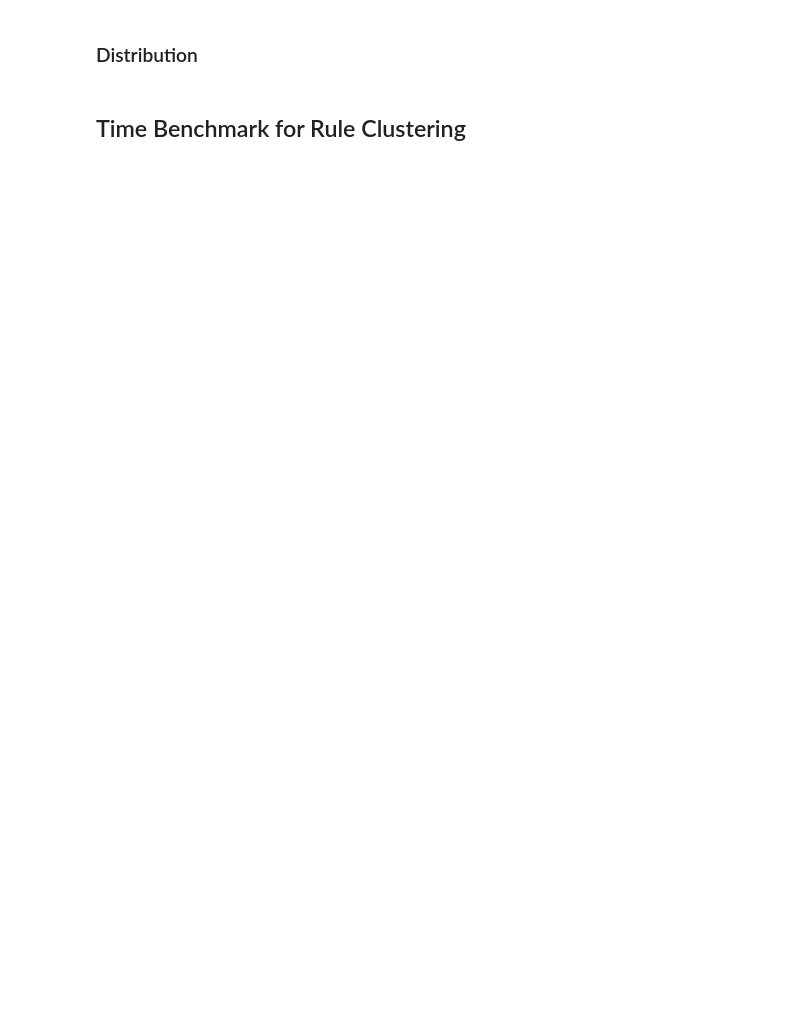
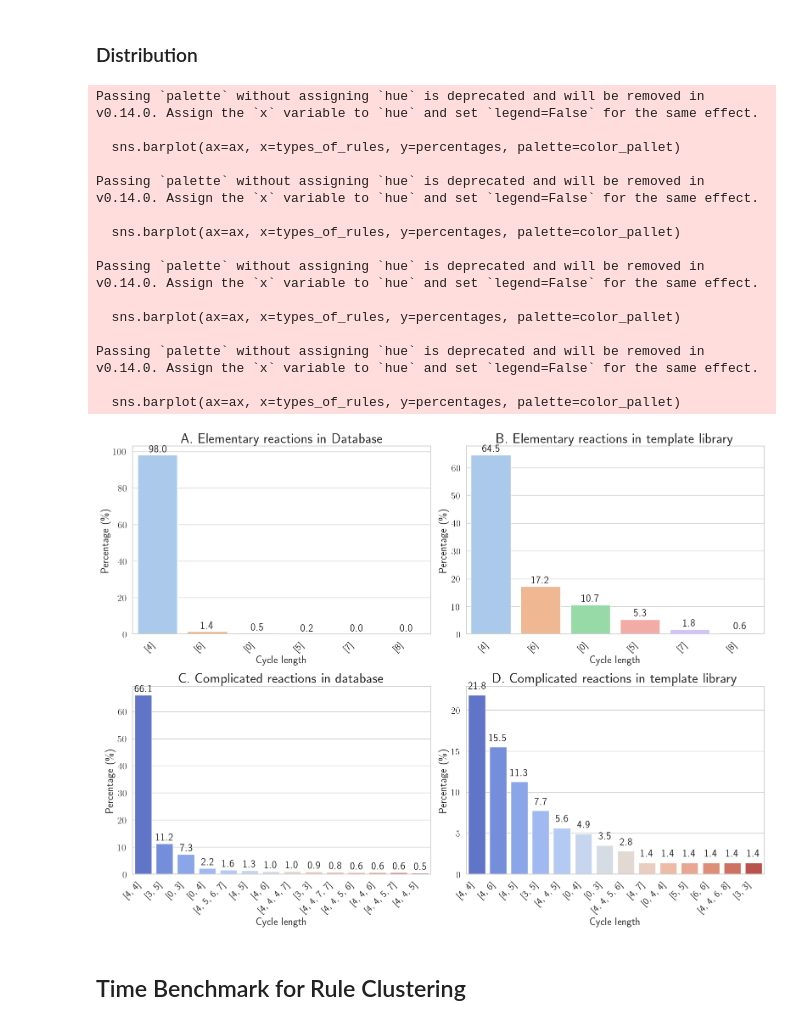
Before and after one commit to TieuLongPhan/SynTemp, a Jupyter notebook: Docs/Analysis/_4_templates_analysis.ipynb, the cells around one changed output. Saved outputs shown, nothing was run; the diff lists cells and outputs as text; code cells hidden in the pictures; blank space fills up the shorter version.

```diff
--- a/Docs/Analysis/_4_templates_analysis.ipynb
+++ b/Docs/Analysis/_4_templates_analysis.ipynb
@@ -443,34 +401,51 @@ plot_rules_distribution(
     title=r"B. Elementary reactions in template library",
     color_pallet="pastel",
 )
 plot_rules_distribution(
     element_count_all,
     ax=axs[0, 0],
     title=r"A. Elementary reactions in Database",
     color_pallet="pastel",
 )
 plot_rules_distribution(
     complex_count,
     ax=axs[1, 1],
     title=r"D. Complicated reactions in template library",
     refinement=True,
     color_pallet="coolwarm",
 )
 plot_rules_distribution(
     complex_count_all,
     ax=axs[1, 0],
     title=r"C. Complicated reactions in database",
     refinement=True,
     color_pallet="coolwarm",
     threshold=0.3,
 )
 
 
 plt.tight_layout()
 plt.savefig(
-    "../../Docs/Analysis/fig/rings_type.pdf", dpi=600, bbox_inches="tight", pad_inches=0
+    "../../Docs/Analysis/fig/Fig9_rings_type.pdf", dpi=600, bbox_inches="tight", pad_inches=0
 )
 plt.show()
+# %% [output]
+Passing `palette` without assigning `hue` is deprecated and will be removed in v0.14.0. Assign the `x` variable to `hue` and set `legend=False` for the same effect.
+
+  sns.barplot(ax=ax, x=types_of_rules, y=percentages, palette=color_pallet)
+
+Passing `palette` without assigning `hue` is deprecated and will be removed in v0.14.0. Assign the `x` variable to `hue` and set `legend=False` for the same effect.
+
+  sns.barplot(ax=ax, x=types_of_rules, y=percentages, palette=color_pallet)
+
+Passing `palette` without assigning `hue` is deprecated and will be removed in v0.14.0. Assign the `x` variable to `hue` and set `legend=False` for the same effect.
+
+  sns.barplot(ax=ax, x=types_of_rules, y=percentages, palette=color_pallet)
+
+Passing `palette` without assigning `hue` is deprecated and will be removed in v0.14.0. Assign the `x` variable to `hue` and set `legend=False` for the same effect.
+
+  sns.barplot(ax=ax, x=types_of_rules, y=percentages, palette=color_pallet)
+[figure, added]
 # %% [markdown]
 ## Time Benchmark for Rule Clustering
 # %%
```
Also changed, not shown: parts of 21 cells of this notebook, 29 other files.
